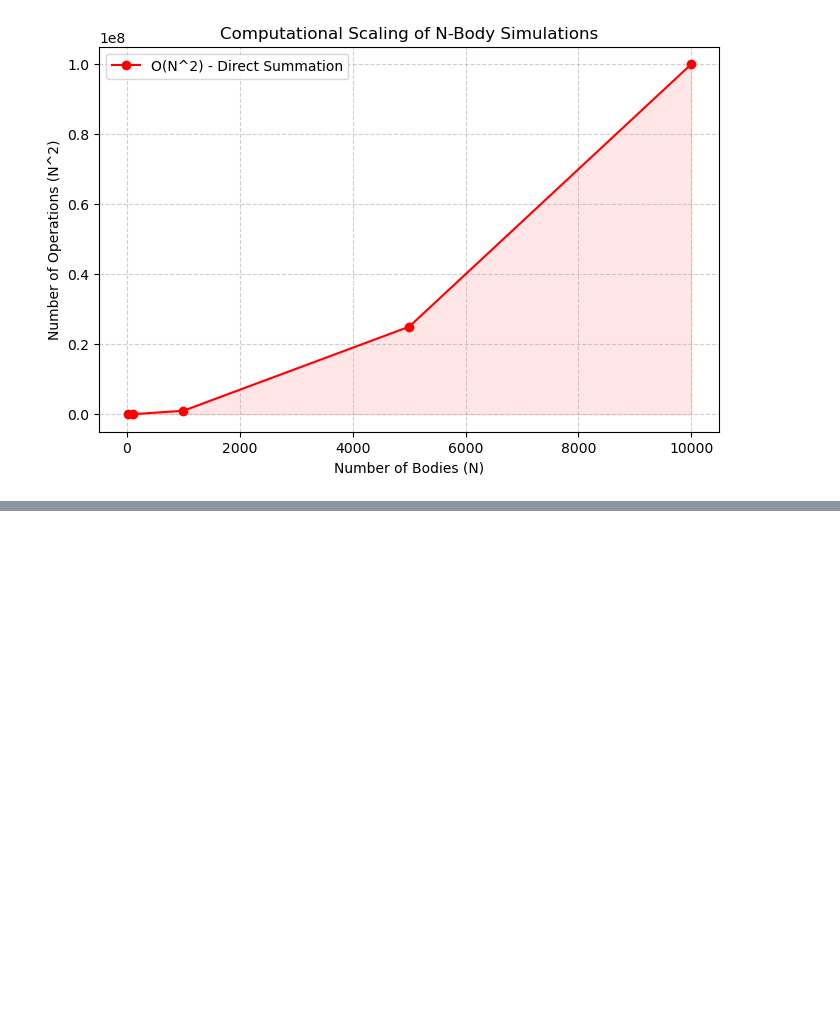
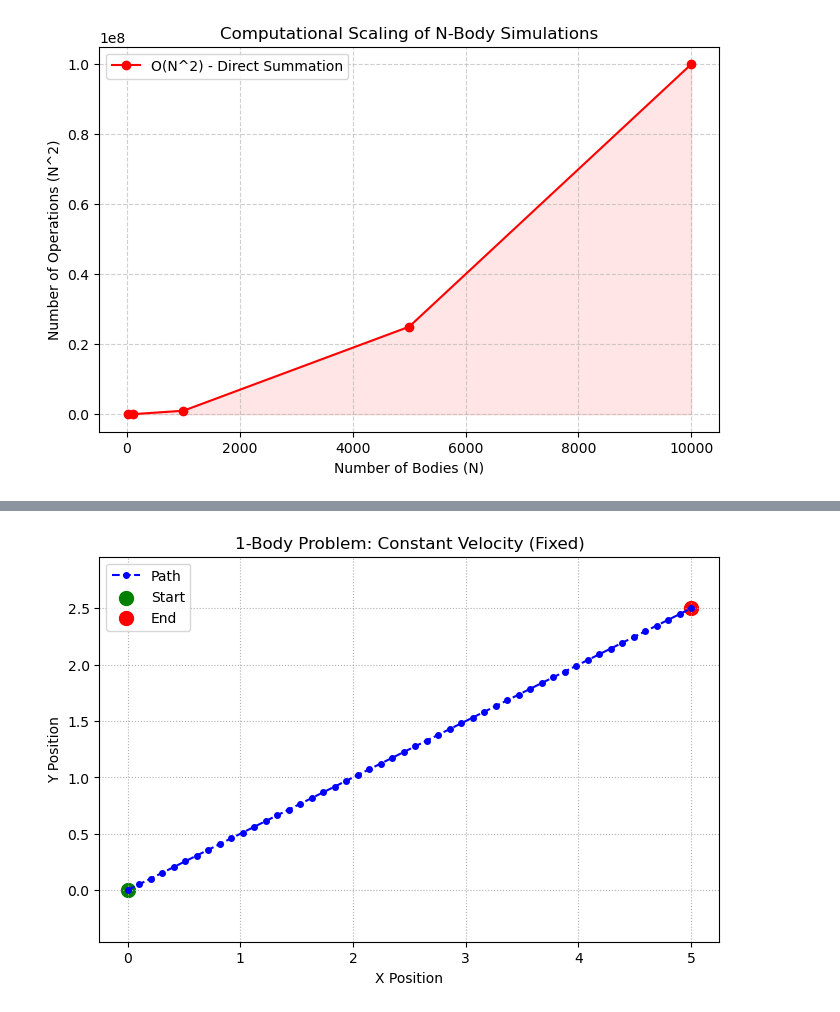
Before and after one commit to DimovDimo/n-body-simulations, a Jupyter notebook: N-body Simulations.ipynb, the cells around one changed output, grey strips where cells are left out. Drawn from its saved outputs; the diff is of its cells as text; code cells hidden in the pictures; blank space fills up the shorter version.

Commit message:
The Physics of a Single Body

```diff
--- a/N-body Simulations.ipynb
+++ b/N-body Simulations.ipynb
@@ -43,0 +56,37 @@ plt.show()
+# %%
+import numpy as np
+import matplotlib.pyplot as plt
+
+# 1. Define initial state (x, y)
+initial_pos = np.array([0.0, 0.0])
+initial_vel = np.array([1.0, 0.5])
+
+# 2. Simulation parameters
+dt = 0.1
+total_steps = 50
+# Create a time array (shape: 50,)
+time_points = np.linspace(0, total_steps * dt, total_steps)
+
+# 3. Calculate displacement for each time point
+# Velocity (2, 1) * Time (1, 50) -> Displacement (2, 50)
+displacement = initial_vel[:, np.newaxis] * time_points[np.newaxis, :]
+
+# 4. Calculate trajectory (Initial position + Displacement)
+# We transpose to get (50, 2) shape, which is easier for plotting
+trajectory = (initial_pos[:, np.newaxis] + displacement).T
+
+# 5. Visualization
+plt.figure(figsize=(8, 5))
+plt.plot(trajectory[:, 0], trajectory[:, 1], 'b--o', label='Path', markersize=4)
+plt.scatter(trajectory[0, 0], trajectory[0, 1], color='green', s=100, label='Start')
+plt.scatter(trajectory[-1, 0], trajectory[-1, 1], color='red', s=100, label='End')
+
+plt.title("1-Body Problem: Constant Velocity (Fixed)")
+plt.xlabel("X Position")
+plt.ylabel("Y Position")
+plt.legend()
+plt.grid(True, linestyle=':')
+plt.axis('equal')
+plt.show()
+# %% [output]
+[figure, added]
```
Also changed, not shown: parts of 2 cells of this notebook.
